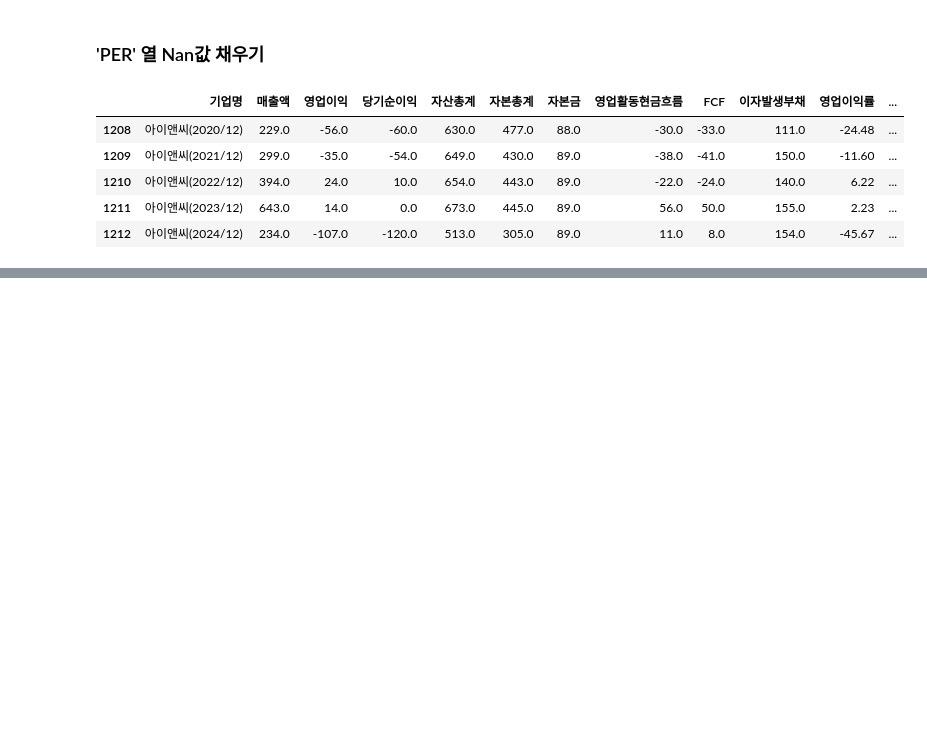
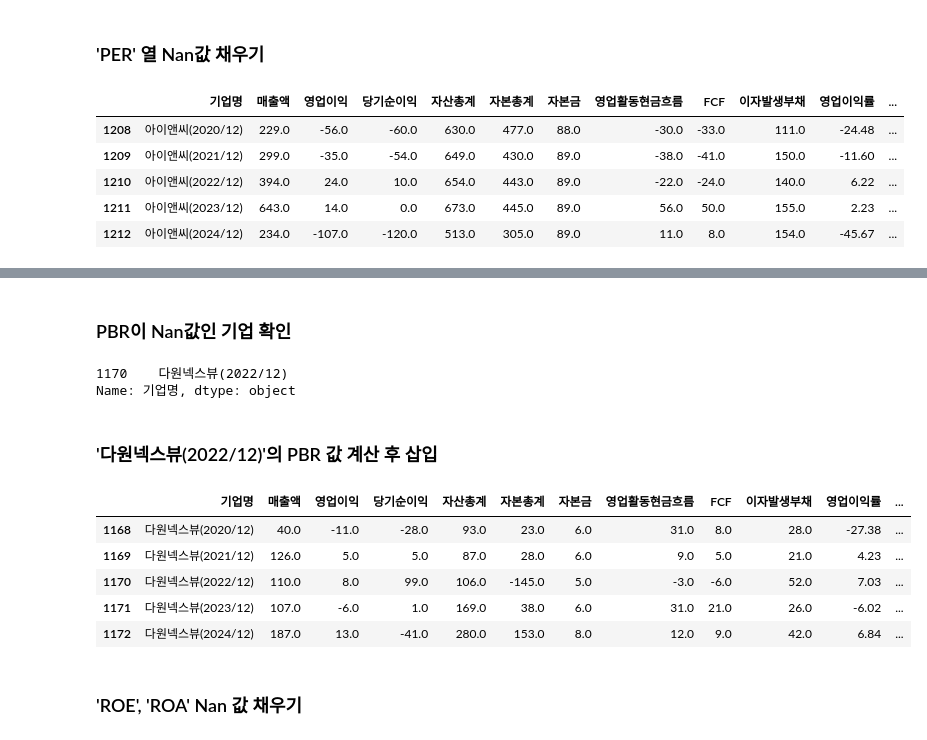
Before and after one commit to susungpark/SW-Capstone-Design, a Jupyter notebook: data_processing.ipynb, the cells around one changed output, grey strips where cells are left out. Saved outputs shown, nothing was run; the diff lists cells and outputs as text; code cells hidden in the pictures; blank space fills up the shorter version.

```diff
--- a/data_processing.ipynb
+++ b/data_processing.ipynb
@@ -230,0 +253,31 @@ df[df['기업명'].str.contains('아이앤씨')]  # 예시로 아이앤씨만
+# %% [markdown]
+### PBR이 Nan값인 기업 확인
+# %%
+# 'PBR(배)'열이 NaN값인 행의 '기업명'열의 값을 출력합니다.
+missing_pbr_companies = df[df['PBR(배)'].isna()]['기업명']
+missing_pbr_companies
+# %% [output]
+1170    다원넥스뷰(2022/12)
+Name: 기업명, dtype: object
+# %% [markdown]
+### '다원넥스뷰(2022/12)'의 PBR 값 계산 후 삽입
+# %%
+# '다원넥스뷰'의 2022년 연말 종가는 54000원이다. 이 것으로 계산한다
+# PBR = 주가 / 주당순자산(BPS)
+# '다원넥스뷰(2022/12)'의 주당순자산(BPS)는 -2,229원이다.
+pbr = 54000.0 / -2229.0
+
+# '기업명'이 '다원넥스뷰(2022/12)'인 행의 'PBR(배)' 값을 계산하여 삽입한다.
+df.loc[df['기업명'] == '다원넥스뷰(2022/12)', 'PBR(배)'] = pbr
+# %%
+# '다원넥스뷰'의 PBR(배) 값이 잘 들어갔는지 확인한다.
+df[df['기업명'].str.contains('다원넥스뷰')]
+# %% [output]
+|  | 기업명 | 매출액 | 영업이익 | 당기순이익 | 자산총계 | 자본총계 | 자본금 | 영업활동현금흐름 | FCF | 이자발생부채 | 영업이익률 | ... |
+| 1168 | 다원넥스뷰(2020/12) | 40.0 | -11.0 | -28.0 | 93.0 | 23.0 | 6.0 | 31.0 | 8.0 | 28.0 | -27.38 | ... |
+| 1169 | 다원넥스뷰(2021/12) | 126.0 | 5.0 | 5.0 | 87.0 | 28.0 | 6.0 | 9.0 | 5.0 | 21.0 | 4.23 | ... |
+| 1170 | 다원넥스뷰(2022/12) | 110.0 | 8.0 | 99.0 | 106.0 | -145.0 | 5.0 | -3.0 | -6.0 | 52.0 | 7.03 | ... |
+| 1171 | 다원넥스뷰(2023/12) | 107.0 | -6.0 | 1.0 | 169.0 | 38.0 | 6.0 | 31.0 | 21.0 | 26.0 | -6.02 | ... |
+| 1172 | 다원넥스뷰(2024/12) | 187.0 | 13.0 | -41.0 | 280.0 | 153.0 | 8.0 | 12.0 | 9.0 | 42.0 | 6.84 | ... |
+# %% [markdown]
+### 'ROE', 'ROA' Nan 값 채우기
```
Also changed, not shown: parts of 5 cells of this notebook.
